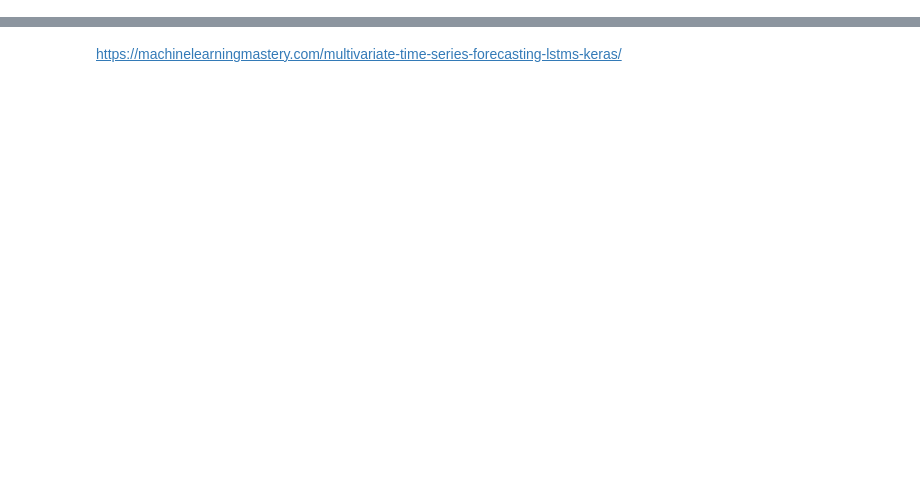
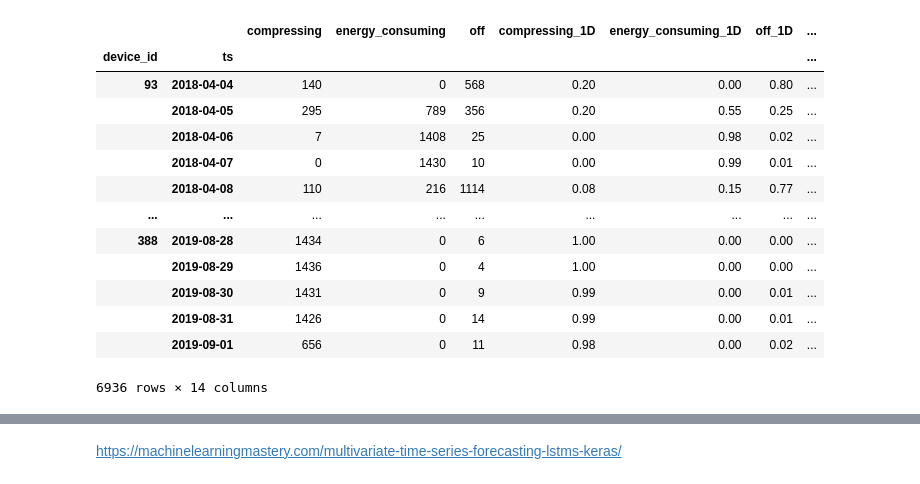
Before and after one commit to ElisarGstat/EcoplantActivationPaterens, a Jupyter notebook: embeding_sec2min.ipynb, the cells around one changed output, grey strips where cells are left out. Cells and saved outputs as stored; diff of their text form; code cells hidden in the pictures; blank space fills up the shorter version.

```diff
--- a/embeding_sec2min.ipynb
+++ b/embeding_sec2min.ipynb
@@ -79,0 +124,6 @@ print(f'{len(df.index.drop_duplicates())}, {len(df.index)}')
+# %%
+%%time
+df['compressor_status_des_prev'] = df['compressor_status_des'].shift(1)
+df['transitions'] = df.progress_apply(lambda x: f"{x['compressor_status_des_prev']} -> {x['compressor_status_des']}", axis=1)
+np.where(df['compressor_status_des_prev'] == df['compressor_status_des'], np.nan ,df['transitions'])
+df['transitions'] = np.where(df['compressor_status_des_prev'] == df['compressor_status_des'], np.nan ,df['transitions'])
@@ -79,0 +132,32 @@ print(f'{len(df.index.drop_duplicates())}, {len(df.index)}')
+# %%
+resample_day= df.pivot_table(index=['device_id', 'ts'], columns='compressor_status_des', values='compressor_status_code',
+                        aggfunc='count', fill_value=0, observed=True).reset_index().set_index('ts').groupby(
+        'device_id').resample('D').sum().drop('device_id', axis=1).fillna(   0)
+resample_day[['compressing_1D','energy_consuming_1D','off_1D']] = resample_day[['compressing','energy_consuming','off']].apply(lambda x: x / x.sum(), axis=1)
+df_shutdown_mal_code = df[['shutdown_mal_code']].query('shutdown_mal_code!=2').reset_index().set_index('ts').groupby('device_id').resample('D').max().drop('device_id', axis=1).fillna(0)
+
+# transitions
+tmp = pd.get_dummies(df[['transitions']], dummy_na=False)
+tmp.columns = [ '_'.join(i.split('_')[1:]) for i in tmp.columns]
+
+df_transitions = tmp.reset_index().set_index('ts').groupby('device_id', observed=True).resample('D').sum().drop('device_id', axis=1).add_suffix(f'_1D')
+
+# merge
+resample_day = resample_day.merge(df_shutdown_mal_code, how='left', left_index=True, right_index=True).merge(df_transitions, how='left', left_index=True, right_index=True)
+# %%
+resample_day
+# %% [output]
+|  |  | compressing | energy_consuming | off | compressing_1D | energy_consuming_1D | off_1D | ... |
+| device_id | ts |  |  |  |  |  |  | ... |
+| 93 | 2018-04-04 | 140 | 0 | 568 | 0.20 | 0.00 | 0.80 | ... |
+|  | 2018-04-05 | 295 | 789 | 356 | 0.20 | 0.55 | 0.25 | ... |
+|  | 2018-04-06 | 7 | 1408 | 25 | 0.00 | 0.98 | 0.02 | ... |
+|  | 2018-04-07 | 0 | 1430 | 10 | 0.00 | 0.99 | 0.01 | ... |
+|  | 2018-04-08 | 110 | 216 | 1114 | 0.08 | 0.15 | 0.77 | ... |
+| ... | ... | ... | ... | ... | ... | ... | ... | ... |
+| 388 | 2019-08-28 | 1434 | 0 | 6 | 1.00 | 0.00 | 0.00 | ... |
+|  | 2019-08-29 | 1436 | 0 | 4 | 1.00 | 0.00 | 0.00 | ... |
+|  | 2019-08-30 | 1431 | 0 | 9 | 0.99 | 0.00 | 0.01 | ... |
+|  | 2019-08-31 | 1426 | 0 | 14 | 0.99 | 0.00 | 0.01 | ... |
+|  | 2019-09-01 | 656 | 0 | 11 | 0.98 | 0.00 | 0.02 | ... |
+6936 rows × 14 columns
```
Also changed, not shown: parts of 107 cells of this notebook, 1 other file.
